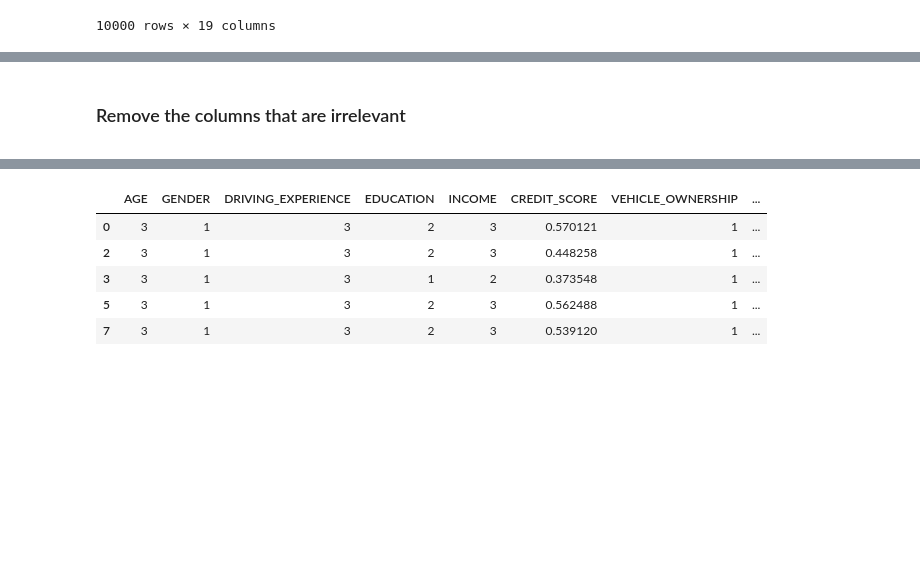
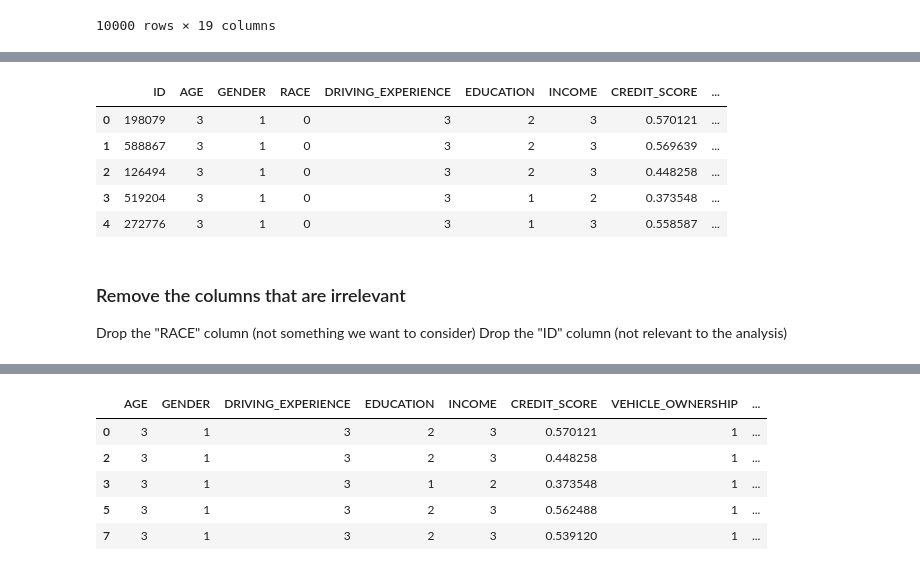
Before and after one commit to CrashTest-Dummy/Insurance-Risk-Predictor, a Jupyter notebook: C964-Insurance-Risk-Predictor.ipynb, the cells around one changed output, grey strips where cells are left out. Saved outputs shown, nothing was run; the diff lists cells and outputs as text; code cells hidden in the pictures; blank space fills up the shorter version.

```diff
--- a/C964-Insurance-Risk-Predictor.ipynb
+++ b/C964-Insurance-Risk-Predictor.ipynb
@@ -120,9 +150,20 @@ insurance_dataframe["VEHICLE_YEAR"].replace(to_replace="after 2015", value=1, in
 
 insurance_dataframe["VEHICLE_TYPE"].replace(to_replace="sedan", value=0, inplace=True)
 insurance_dataframe["VEHICLE_TYPE"].replace(to_replace="sports car", value=1, inplace=True)
+# %%
+insurance_dataframe.head()
+# %% [output]
+|  | ID | AGE | GENDER | RACE | DRIVING_EXPERIENCE | EDUCATION | INCOME | CREDIT_SCORE | ... |
+| 0 | 198079 | 3 | 1 | 0 | 3 | 2 | 3 | 0.570121 | ... |
+| 1 | 588867 | 3 | 1 | 0 | 3 | 2 | 3 | 0.569639 | ... |
+| 2 | 126494 | 3 | 1 | 0 | 3 | 2 | 3 | 0.448258 | ... |
+| 3 | 519204 | 3 | 1 | 0 | 3 | 1 | 2 | 0.373548 | ... |
+| 4 | 272776 | 3 | 1 | 0 | 3 | 1 | 3 | 0.558587 | ... |
 # %% [markdown]
 ### Remove the columns that are irrelevant
 <a id='remove_columns'></a>
+Drop the "RACE" column (not something we want to consider)
+Drop the "ID" column (not relevant to the analysis)
 # %%
 # Drop the "RACE" column (not something we want to consider)
 # Drop the "ID" column (not relevant to the analysis)
```
Also changed, not shown: parts of 26 cells of this notebook, 3 other files.
